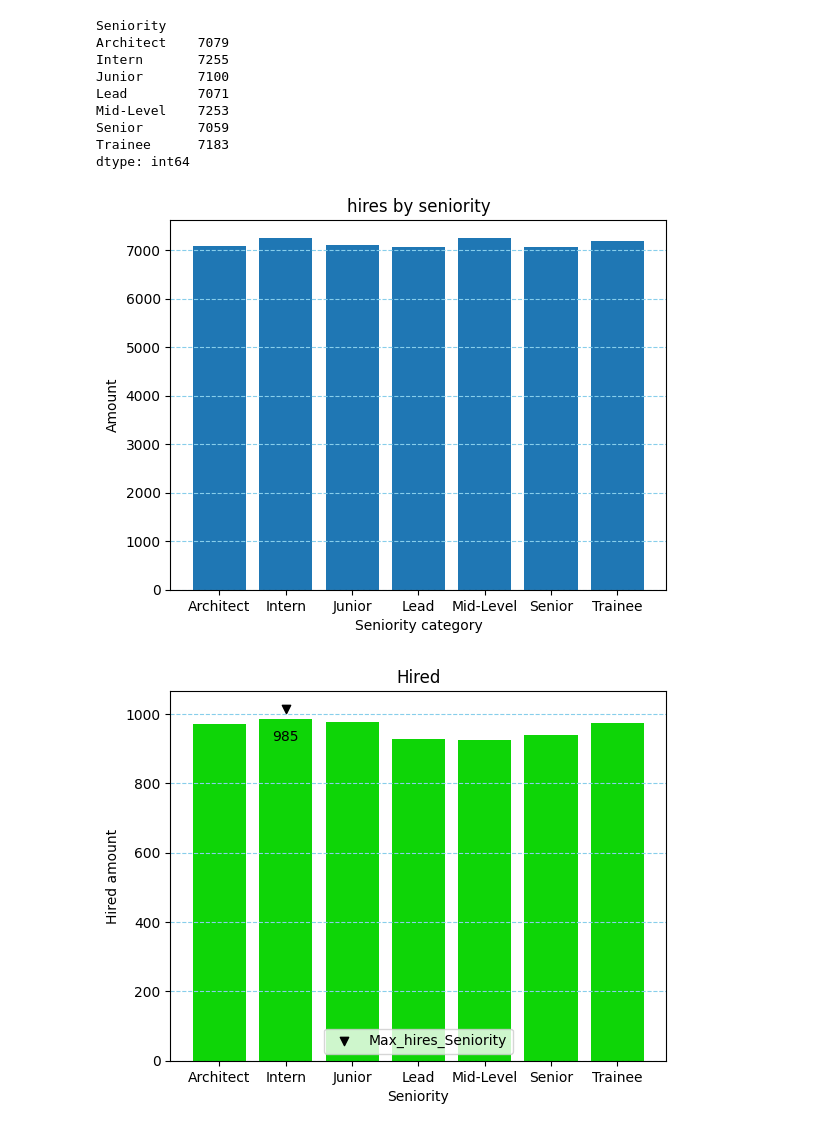
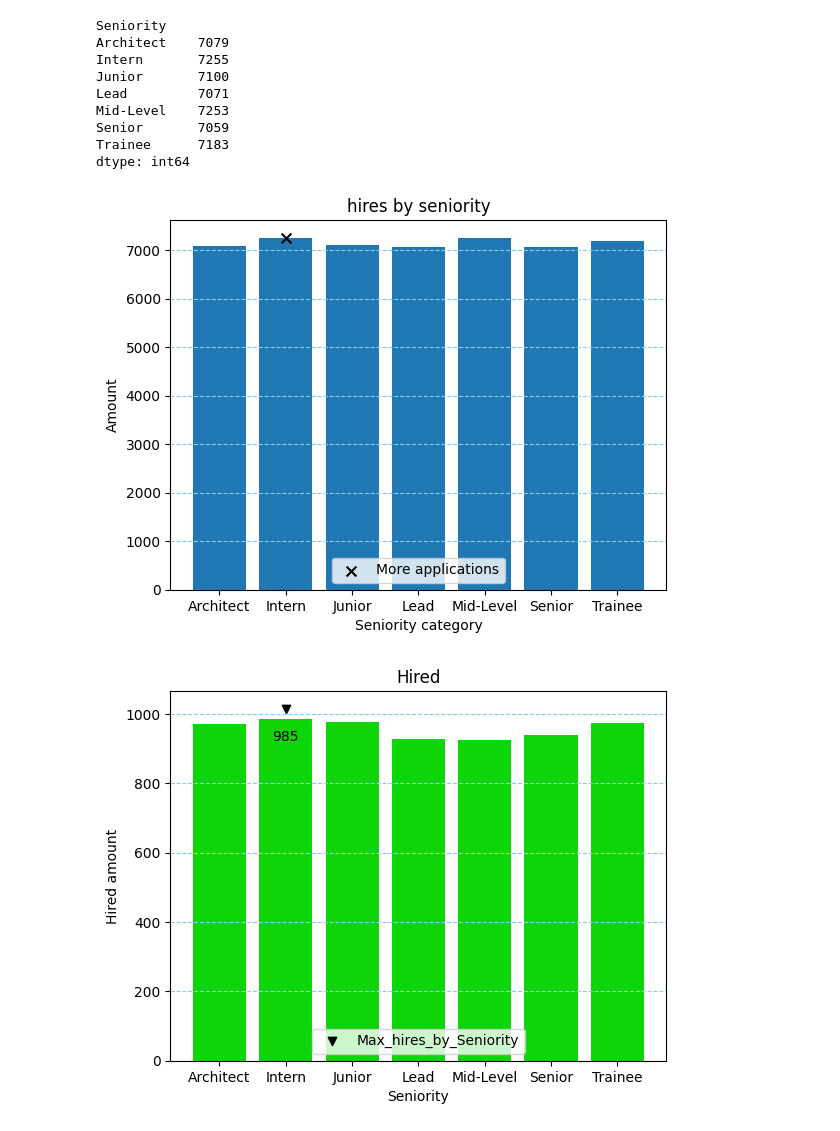
Before and after one commit to JoanMz/Workshop_one, a Jupyter notebook: Src/Notebooks/EDA.ipynb, the cells around one changed output. Cells and saved outputs as stored; diff of their text form; code cells hidden in the pictures.

```diff
--- a/Src/Notebooks/EDA.ipynb
+++ b/Src/Notebooks/EDA.ipynb
@@ -366,13 +368,15 @@ dtype: int64
 # %%
 fig, ax = plt.subplots()
 
 ax.bar(hired_by_seniority.index, hired_by_seniority.values)
 ax.set_title("hires by seniority")
 ax.set(xlabel="Seniority category", ylabel="Amount")
 ax.grid(True, axis="y", linestyle="--", color="skyblue")
+ax.scatter(hired_by_seniority.idxmax(),hired_by_seniority.max(), marker="x", color="black", s=50, label="More applications")
+ax.legend(loc="lower center")
 plt.show()
 # %% [output]
-[figure, old version]
+[figure, new version]
 # %%
 fig, ax = plt.subplots()
 ax.bar(hired_by_seniority_h.index, hired_by_seniority_h.values, color="#0ED507")
@@ -380,8 +384,8 @@ ax.set(xlabel="Seniority", ylabel="Hired amount")
 ax.set_title("Hired")
 ax.grid(True, axis="y", color="skyblue", linestyle="--")
 ax.text(hired_by_seniority_h.idxmax(),hired_by_seniority_h.max()-50,f"{hired_by_seniority_h.max()}", va="center", ha="center")
-ax.scatter(x=hired_by_seniority_h.idxmax(), y=hired_by_seniority_h.max()+30, marker="v", color="black", label="Max_hires_Seniority")
+ax.scatter(x=hired_by_seniority_h.idxmax(), y=hired_by_seniority_h.max()+30, marker="v", color="black", label="Max_hires_by_Seniority")
 ax.legend(loc="lower center")
 plt.show()
 # %% [output]
-[figure, old version]
+[figure, new version]
```
Also changed, not shown: parts of 20 cells of this notebook, 1 other file.
